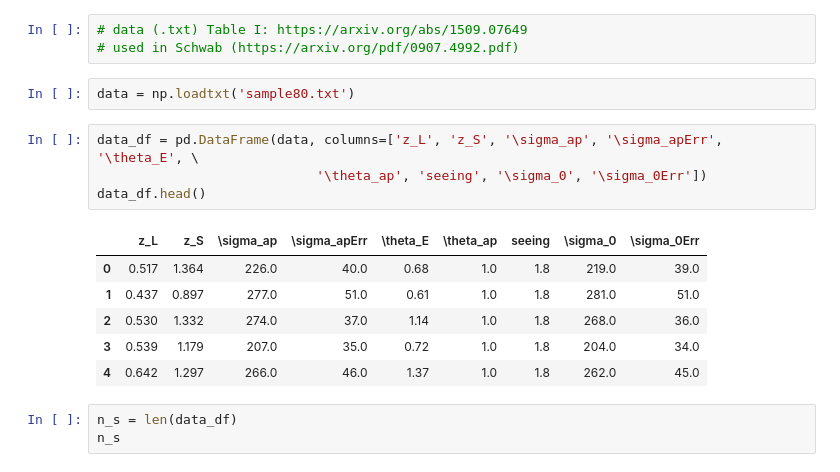
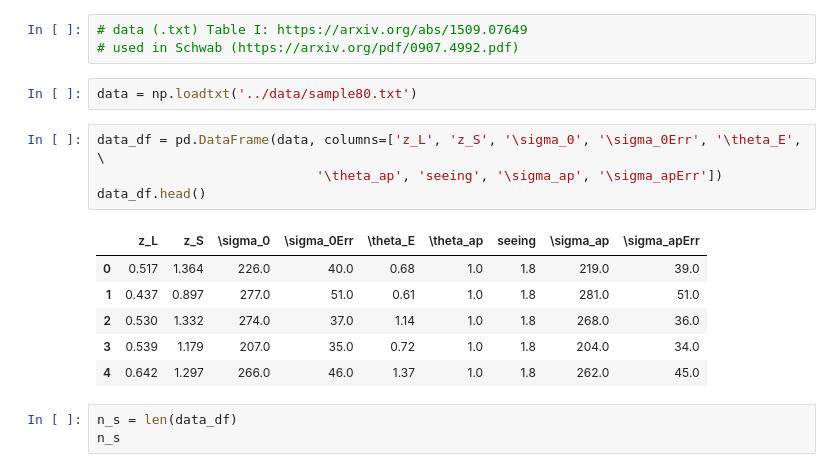
Before and after one commit to CosmoObs/SLtools, a Jupyter notebook: sltools/rings2cosmo/notebooks/debug.ipynb, the cells around one changed output. Drawn from its saved outputs; the diff is of its cells as text.

Commit message:
fix position on labels (sigma_0 <-> sigma_ap).

```diff
--- a/sltools/rings2cosmo/notebooks/debug.ipynb
+++ b/sltools/rings2cosmo/notebooks/debug.ipynb
@@ -28,13 +28,13 @@ clight = c.value
 # data (.txt) Table I: https://arxiv.org/abs/1509.07649
 # used in Schwab (https://arxiv.org/pdf/0907.4992.pdf)
 # %%
-data = np.loadtxt('sample80.txt')
+data = np.loadtxt('../data/sample80.txt')
 # %%
-data_df = pd.DataFrame(data, columns=['z_L', 'z_S', '\sigma_ap', '\sigma_apErr', '\theta_E', \
-                            '\theta_ap', 'seeing', '\sigma_0', '\sigma_0Err'])
+data_df = pd.DataFrame(data, columns=['z_L', 'z_S', '\sigma_0', '\sigma_0Err', '\theta_E', \
+                            '\theta_ap', 'seeing', '\sigma_ap', '\sigma_apErr'])
 data_df.head()
 # %% [output]
-|  | z_L | z_S | \sigma_ap | \sigma_apErr | \theta_E | \theta_ap | seeing | \sigma_0 | \sigma_0Err |
+|  | z_L | z_S | \sigma_0 | \sigma_0Err | \theta_E | \theta_ap | seeing | \sigma_ap | \sigma_apErr |
 | 0 | 0.517 | 1.364 | 226.0 | 40.0 | 0.68 | 1.0 | 1.8 | 219.0 | 39.0 |
 | 1 | 0.437 | 0.897 | 277.0 | 51.0 | 0.61 | 1.0 | 1.8 | 281.0 | 51.0 |
 | 2 | 0.530 | 1.332 | 274.0 | 37.0 | 1.14 | 1.0 | 1.8 | 268.0 | 36.0 |
```
Also changed, not shown: parts of 2 cells of this notebook.
